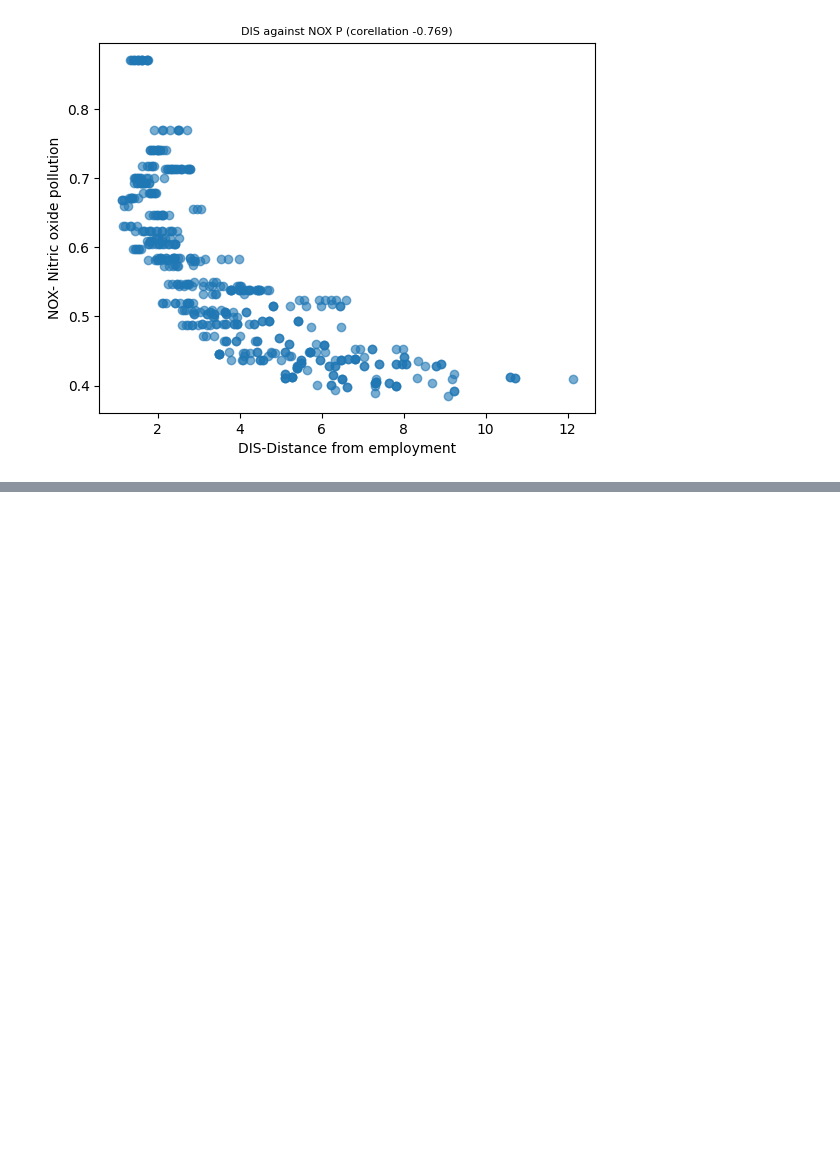
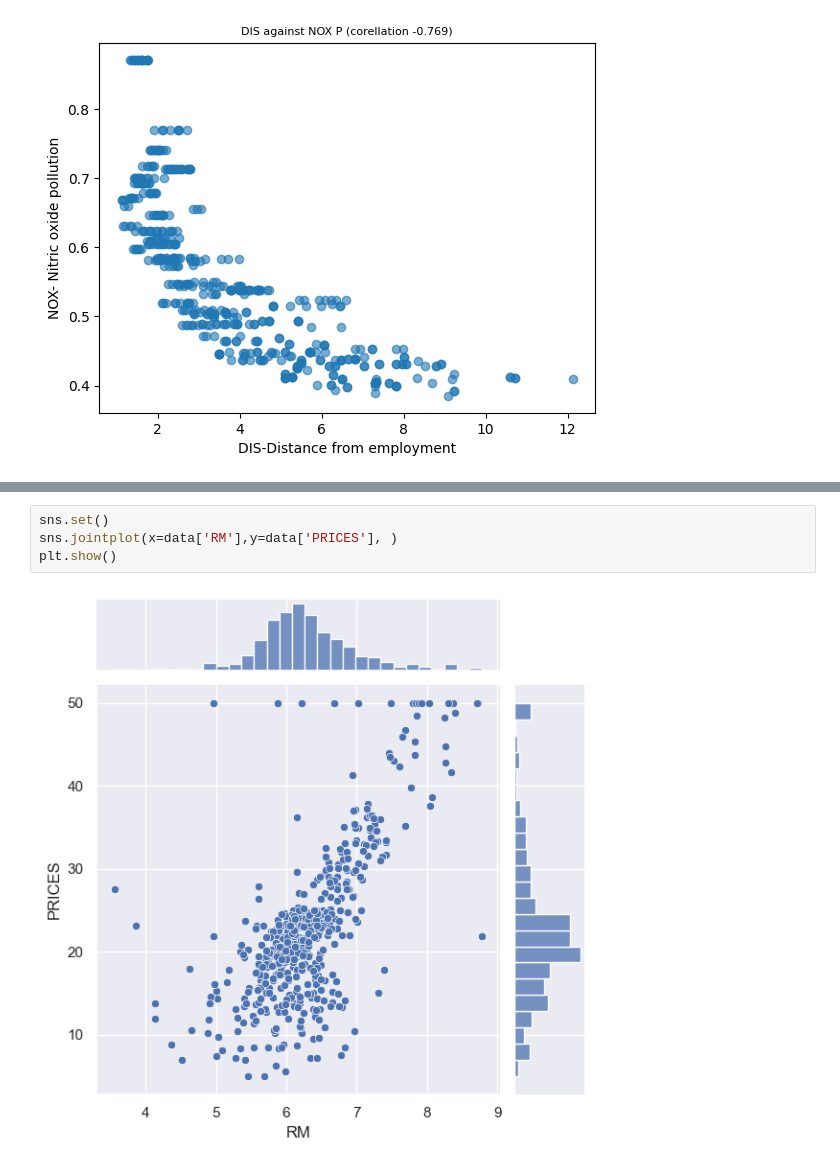
Before and after one commit to Onafowokan-Testament/04_multivaraible-prediction, a Jupyter notebook: main.ipynb, the cells around one changed output, grey strips where cells are left out. Saved outputs shown, nothing was run; the diff lists cells and outputs as text; blank space fills up the shorter version.

```diff
--- a/main.ipynb
+++ b/main.ipynb
@@ -147,0 +159,6 @@ plt.show()
+# %%
+sns.set()
+sns.jointplot(x=data['RM'],y=data['PRICES'], )
+plt.show()
+# %% [output]
+[figure, added]
```
Also changed, not shown: parts of 12 cells of this notebook.
